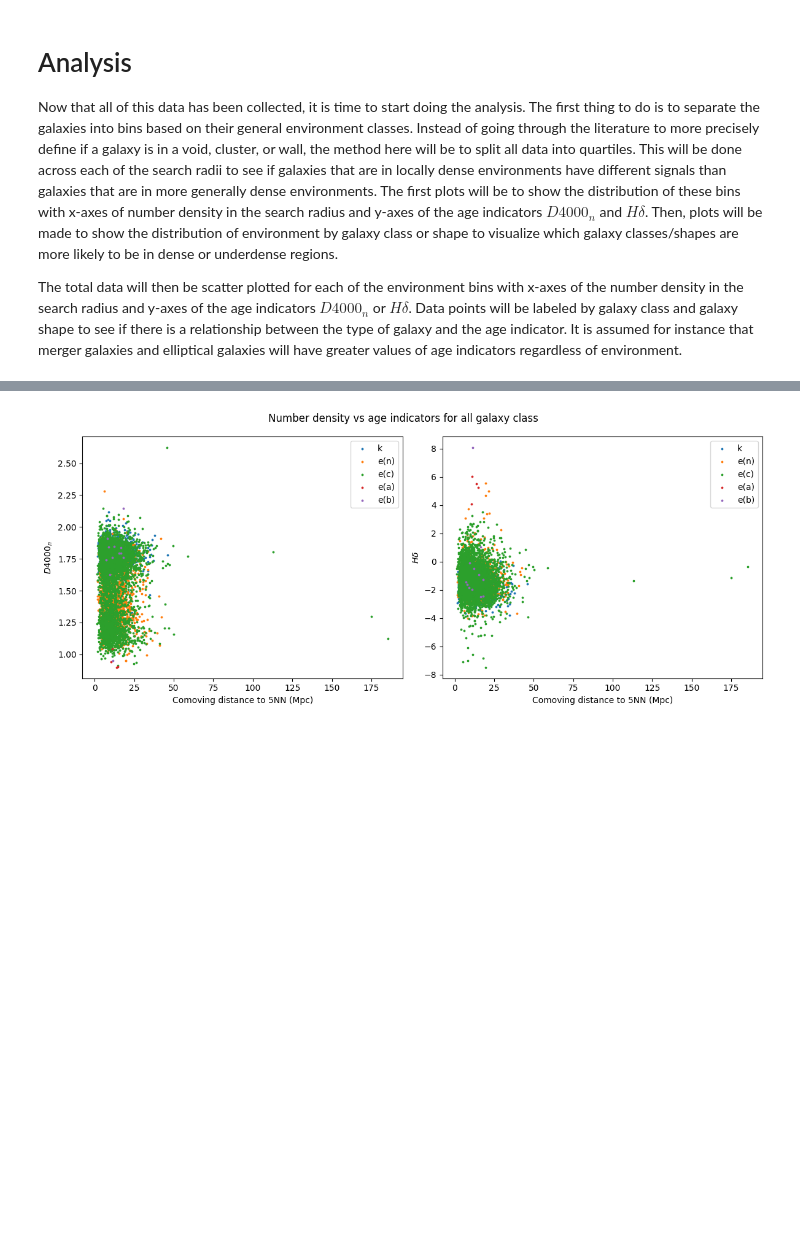
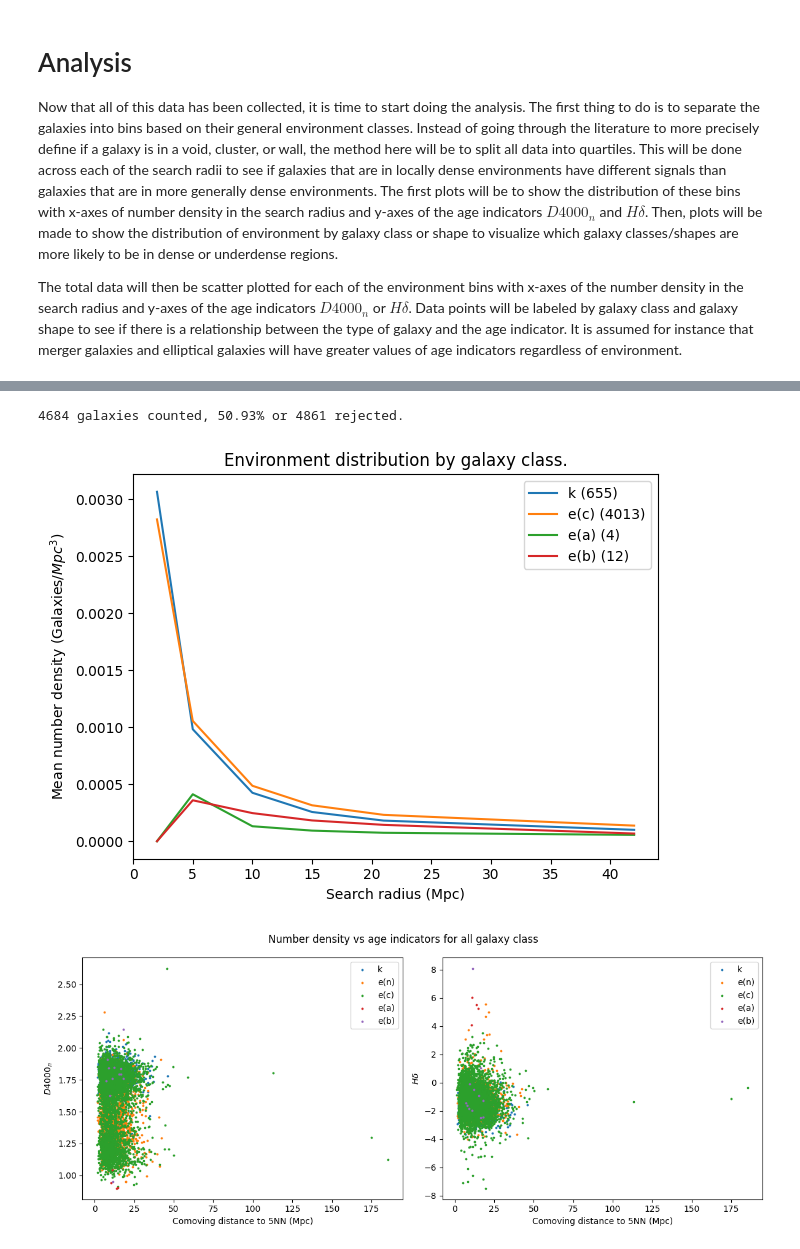
Before and after one commit to maraMaraschino/capstone-project, a Jupyter notebook: timescapes-notebook.ipynb, the cells around one changed output, grey strips where cells are left out. Cells and saved outputs as stored; diff of their text form; code cells hidden in the pictures; blank space fills up the shorter version.

```diff
--- a/timescapes-notebook.ipynb
+++ b/timescapes-notebook.ipynb
@@ -1776,7 +2060,7 @@ scatter_by_class_and_quartile('class_dict', 'k', 'fifth_nn_comv', result)
 # %%
 def plot_env_stats_by_type(dict_key, result):
     """
-    Return a dictionary with the mean, min, and max for the number of neighbors and number density of each search radius for each galaxy class,
+    Return a dictionary with the mean, min, and max for the number density of each search radius for each galaxy class,
     as well as the percentage of galaxies that were rejected by quality cuts.
     """
     radii=[2, 5, 10, 15, 21, 42]
@@ -1786,7 +2070,7 @@ def plot_env_stats_by_type(dict_key, result):
     values_dict = {}
     for galaxy_type, data in class_or_shape_dict.items():
         num_counted_by_class = len(class_or_shape_dict[galaxy_type])
-        if '?' in galaxy_type or 'dontknow' in galaxy_type:
+        if '?' in galaxy_type or 'dontknow' in galaxy_type or 'e(n)' in galaxy_type:
             total_rejected.append(num_counted_by_class)
             continue
         total_counted.append(num_counted_by_class)
@@ -1796,21 +2080,13 @@ def plot_env_stats_by_type(dict_key, result):
     }
 
         for i, radius in enumerate(radii):
-            nnb_vals = []
             dens_vals = []
             for galaxy in data:
-                nnb = galaxy['n_neighbors']
                 dens = galaxy['densities']
-                nnb_vals.append(nnb[i])
                 dens_vals.append(dens[i])
 
-            nnb_vals = np.array(nnb_vals)
             dens_vals = np.array(dens_vals)
 
-            nnb_mean  = nnb_vals.mean()
-            nnb_min   = nnb_vals.min()
-            nnb_max   = nnb_vals.max()
-            nnb_std   = nnb_vals.std()
             dens_mean = dens_vals.mean()
             dens_min  = dens_vals.min()
             dens_max  = dens_vals.max()
@@ -1820,10 +2096,6 @@ def plot_env_stats_by_type(dict_key, result):
                 {
                     'radius': radius,
                     'values': {
-                        'nnb_mean': nnb_mean,
-                        'nnb_min': nnb_min,
-                        'nnb_max': nnb_max,
-                        'nnb_std': nnb_std,
                         'dens_mean': dens_mean,
                         'dens_min': dens_min,
                         'dens_max': dens_max,
@@ -1840,45 +2112,30 @@ def plot_env_stats_by_type(dict_key, result):
     total_rejected = values_dict['_summary']['total_rejected']
     print(f"{total_counted} galaxies counted, {(total_rejected/(total_rejected+total_counted))*100:.2f}% or {total_rejected} rejected.")
 
-    fig, (ax1, ax2) = plt.subplots(1, 2, figsize=(14, 5), sharex=True)
     for galaxy_type, info in values_dict.items():
         if galaxy_type == '_summary':
             continue
 
         radii = []
-        nnb_means = []
         dens_means = []
-        nnb_stds = []
         dens_stds = []
 
         for entry in info['by_radius']:
             radii.append(entry['radius'])
-            nnb_means.append(entry['values']['nnb_mean'])
-            nnb_stds.append(entry['values']['nnb_std'])
             dens_means.append(entry['values']['dens_mean'])
             dens_stds.append(entry['values']['dens_std'])
 
-        #ax1.plot(radii, nnb_means, marker='o', label=galaxy_class)
-        ax1.plot(
-            radii,
-            nnb_means,
-            label=galaxy_type
-        )
-        ax2.plot(
+        plt.plot(
             radii,
             dens_means,
-            label=galaxy_type
+            label=f"{galaxy_type} ({values_dict[galaxy_type]['num_counted']})"
         )
 
-    ax1.set_xlabel("Search radius (Mpc)")
-    ax1.set_ylabel("Mean number of neighbors")
-    #ax1.set_yscale('log')
-    ax1.legend()
-
-    ax2.set_xlabel("Search radius (Mpc)")
-    ax2.set_ylabel(r"Mean number density (Galaxies/$Mpc^3$)")
-    #ax2.set_yscale('log')
-    fig.suptitle(f'Environment distribution by galaxy {dict_key[:-5]}.')
+    plt.xlabel("Search radius (Mpc)")
+    plt.ylabel(r"Mean number density (Galaxies/$Mpc^3$)")
+    plt.title(f'Environment distribution by galaxy {dict_key[:-5]}.')
+    plt.legend()
+    plt.tight_layout()
 
     plt.show()
 
@@ -1889,7 +2146,7 @@ def set_bin_num_and_plot(dict_key, result, bins=100):
     z_vals = []
     for galaxy_type, data in class_or_shape_dict.items():
         # Exclude rejected_galaxies:
-        if '?' in galaxy_type:
+        if '?' in galaxy_type or 'e(n)' in galaxy_type:
             continue
         for galaxy in data:
             D4000n_vals.append(galaxy['D4000n'])
@@ -1926,7 +2183,7 @@ def plot_vs_density_all_radii(dict_key, result, radii=[2, 5, 10, 15, 21, 42]):
         z_vals       = []
 
         for galaxy_type, data in class_or_shape_dict.items():
-            if '?' in galaxy_type:
+            if '?' in galaxy_type or 'e(n)' in galaxy_type:
                 continue
 
             for galaxy in data:
@@ -1937,34 +2194,37 @@ def plot_vs_density_all_radii(dict_key, result, radii=[2, 5, 10, 15, 21, 42]):
 
         dens_vals    = np.asarray(dens_vals)
         D4000n_vals  = np.asarray(D4000n_vals)
         h_delta_vals = np.asarray(h_delta_vals)
         z_vals       = np.asarray(z_vals)
 
         ax1.scatter(dens_vals, D4000n_vals, s=3, alpha=0.5, label=f"{r} Mpc")
         ax2.scatter(dens_vals, h_delta_vals, s=3, alpha=0.5, label=f"{r} Mpc")
         ax3.scatter(dens_vals, z_vals, s=3, alpha=0.5, label=f"{r} Mpc")
 
     ax1.set_xlabel(r"Number density ($N/\mathrm{Mpc}^3$)")
     ax1.set_ylabel(r"$D4000_n$")
     ax1.legend()
 
     ax2.set_xlabel(r"Number density ($N/\mathrm{Mpc}^3$)")
     ax2.set_ylabel(r"$H\delta$")
     ax2.legend()
 
     ax3.set_xlabel(r"Number density ($N/\mathrm{Mpc}^3$)")
     ax3.set_ylabel("redshift")
     ax3.legend()
 
     fig1.tight_layout()
     fig2.tight_layout()
     fig3.tight_layout()
 
     plt.show()
 
 #plot_vs_density_all_radii('class_dict', result, radii=[15])
 #set_bin_num_and_plot('class_dict', result, bins=100)
-#plot_env_stats_by_type('class_dict', result)
+plot_env_stats_by_type('class_dict', result)
+# %% [output]
+4684 galaxies counted, 50.93% or 4861 rejected.
+[figure, added]
 # %%
 def plot_age_indicators_and_num_density_for_all(dict_key, result, env_key, radius_index=None):
     """
```
Also changed, not shown: parts of 5 cells of this notebook, 1 other file.
